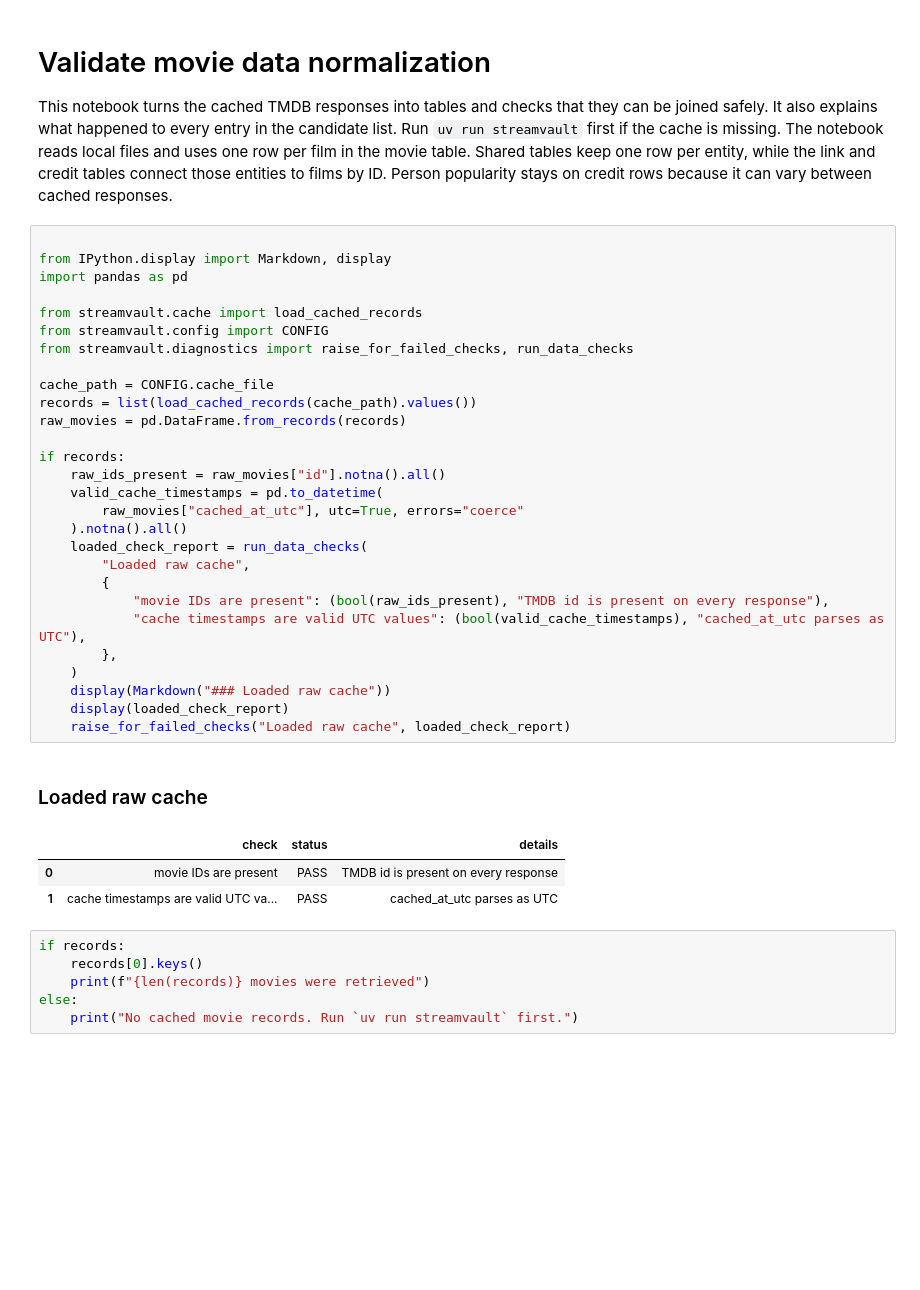
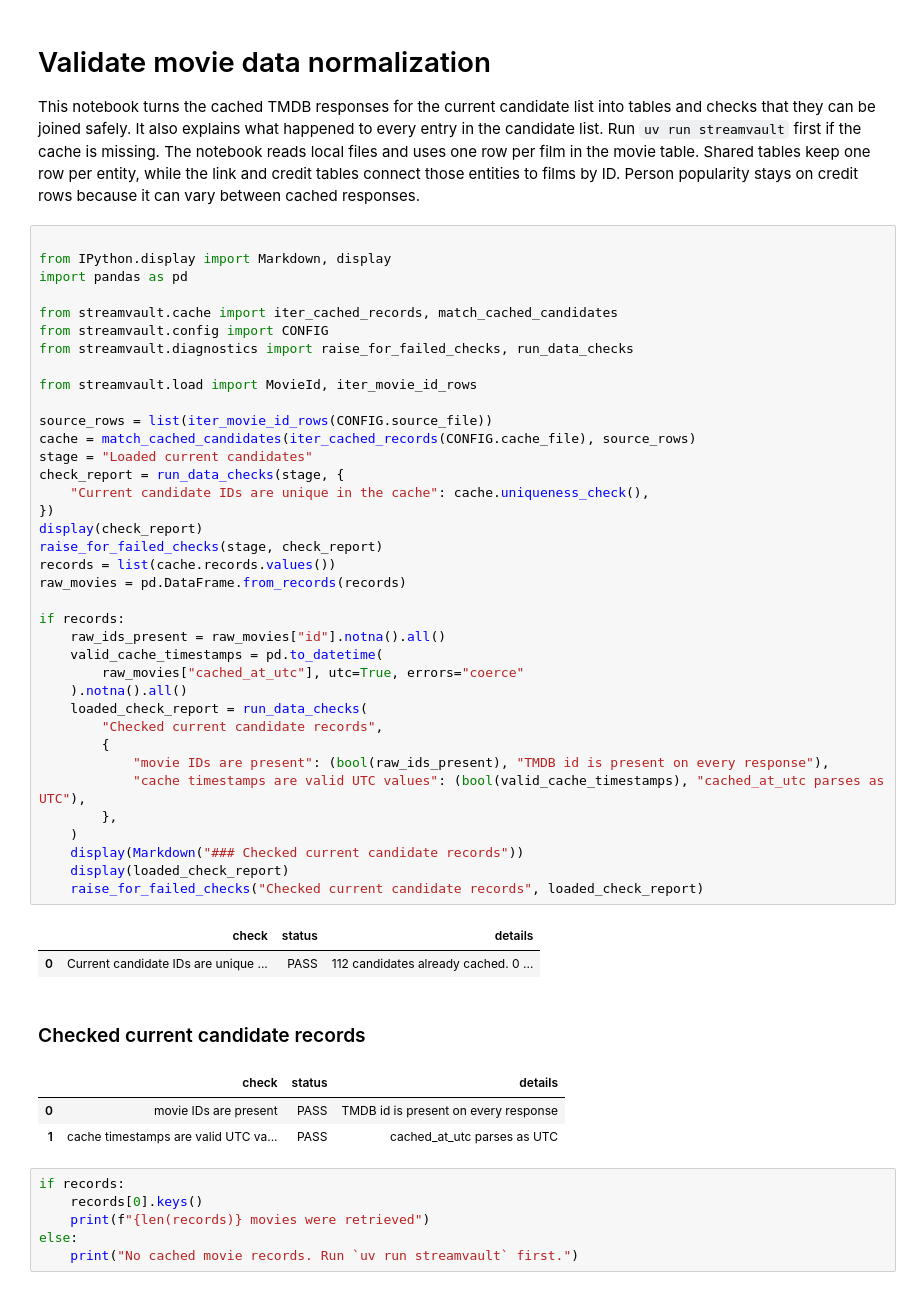
Before and after one commit to ishola-amalitech/streamvault, a Jupyter notebook: notebooks/01_validate_normalization.ipynb, the cells around one changed output. Saved outputs shown, nothing was run; the diff lists cells and outputs as text; blank space fills up the shorter version.

```diff
--- a/notebooks/01_validate_normalization.ipynb
+++ b/notebooks/01_validate_normalization.ipynb
@@ -1,40 +1,51 @@
 # %% [markdown]
 # Validate movie data normalization
 
-This notebook turns the cached TMDB responses into tables and checks that they can be joined safely. It also explains what happened to every entry in the candidate list. Run `uv run streamvault` first if the cache is missing. The notebook reads local files and uses one row per film in the movie table. Shared tables keep one row per entity, while the link and credit tables connect those entities to films by ID. Person popularity stays on credit rows because it can vary between cached responses.
+This notebook turns the cached TMDB responses for the current candidate list into tables and checks that they can be joined safely. It also explains what happened to every entry in the candidate list. Run `uv run streamvault` first if the cache is missing. The notebook reads local files and uses one row per film in the movie table. Shared tables keep one row per entity, while the link and credit tables connect those entities to films by ID. Person popularity stays on credit rows because it can vary between cached responses.
 # %%
 
 from IPython.display import Markdown, display
 import pandas as pd
 
-from streamvault.cache import load_cached_records
+from streamvault.cache import iter_cached_records, match_cached_candidates
 from streamvault.config import CONFIG
 from streamvault.diagnostics import raise_for_failed_checks, run_data_checks
 
-cache_path = CONFIG.cache_file
-records = list(load_cached_records(cache_path).values())
+from streamvault.load import MovieId, iter_movie_id_rows
+
+source_rows = list(iter_movie_id_rows(CONFIG.source_file))
+cache = match_cached_candidates(iter_cached_records(CONFIG.cache_file), source_rows)
+stage = "Loaded current candidates"
+check_report = run_data_checks(stage, {
+    "Current candidate IDs are unique in the cache": cache.uniqueness_check(),
+})
+display(check_report)
+raise_for_failed_checks(stage, check_report)
+records = list(cache.records.values())
 raw_movies = pd.DataFrame.from_records(records)
 
 if records:
     raw_ids_present = raw_movies["id"].notna().all()
     valid_cache_timestamps = pd.to_datetime(
         raw_movies["cached_at_utc"], utc=True, errors="coerce"
     ).notna().all()
     loaded_check_report = run_data_checks(
-        "Loaded raw cache",
+        "Checked current candidate records",
         {
             "movie IDs are present": (bool(raw_ids_present), "TMDB id is present on every response"),
             "cache timestamps are valid UTC values": (bool(valid_cache_timestamps), "cached_at_utc parses as UTC"),
         },
     )
-    display(Markdown("### Loaded raw cache"))
+    display(Markdown("### Checked current candidate records"))
     display(loaded_check_report)
-    raise_for_failed_checks("Loaded raw cache", loaded_check_report)
+    raise_for_failed_checks("Checked current candidate records", loaded_check_report)
 # %% [output]
+|  | check | status | details |
+| 0 | Current candidate IDs are unique ... | PASS | 112 candidates already cached. 0 ... |
-### Loaded raw cache
+### Checked current candidate records
-|  | check | status | details |
-| 0 | movie IDs are present | PASS | TMDB id is present on every response |
-| 1 | cache timestamps are valid UTC va... | PASS | cached_at_utc parses as UTC |
+|  | check | status | details |
+| 0 | movie IDs are present | PASS | TMDB id is present on every response |
+| 1 | cache timestamps are valid UTC va... | PASS | cached_at_utc parses as UTC |
 # %%
 if records:
     records[0].keys()
```
Also changed, not shown: parts of 1 cell of this notebook, 12 other files.
